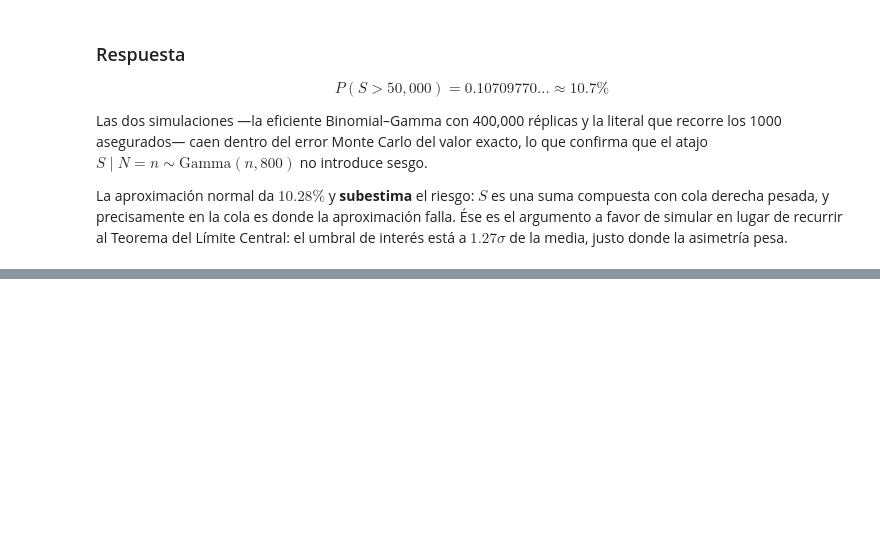
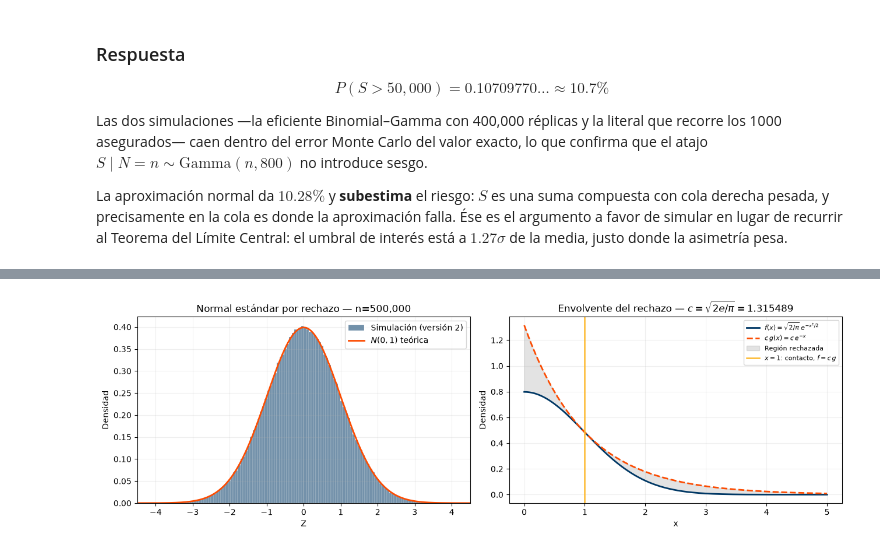
Before and after one commit to fabianpradod/mod-practica2, a Jupyter notebook: Practica_2_Generacion_de_Variables_Aleatorias_Continuas.ipynb, the cells around one changed output, grey strips where cells are left out. Cells and saved outputs as stored; diff of their text form; code cells hidden in the pictures; blank space fills up the shorter version.

Commit message:
feat: solve exercise 5 (normal by rejection)

```diff
--- a/Practica_2_Generacion_de_Variables_Aleatorias_Continuas.ipynb
+++ b/Practica_2_Generacion_de_Variables_Aleatorias_Continuas.ipynb
@@ -434,0 +551,34 @@ La aproximación normal da $10.28\%$ y **subestima** el riesgo: $S$ es una suma
+# %%
+fig, axes = plt.subplots(1, 2, figsize=(13, 4.2))
+
+ax = axes[0]
+ax.hist(Z5, bins=140, density=True, color=NAVY, alpha=.55, edgecolor="white", linewidth=.3,
+        label="Simulación (versión 2)")
+xs = np.linspace(-4.5, 4.5, 500)
+ax.plot(xs, stats.norm.pdf(xs), color=ORANGE, linewidth=2, label="$N(0,1)$ teórica")
+ax.set_xlim(-4.5, 4.5)
+ax.set_xlabel("Z")
+ax.set_ylabel("Densidad")
+ax.set_title(f"Normal estándar por rechazo — n={N5:,}")
+ax.legend()
+ax.grid(alpha=.2)
+
+# El cociente f/(c g) es la probabilidad de aceptación en cada punto propuesto.
+ax = axes[1]
+xs = np.linspace(0, 5, 500)
+ax.plot(xs, np.sqrt(2 / math.pi) * np.exp(-xs**2 / 2), color=NAVY, linewidth=2,
+        label=r"$f(x)=\sqrt{2/\pi}\,e^{-x^2/2}$")
+ax.plot(xs, C5 * np.exp(-xs), color=ORANGE, linewidth=2, linestyle="--",
+        label=r"$c\,g(x)=c\,e^{-x}$")
+ax.fill_between(xs, np.sqrt(2 / math.pi) * np.exp(-xs**2 / 2), C5 * np.exp(-xs),
+                color=GREY, alpha=.18, label="Región rechazada")
+ax.axvline(1.0, color=YELLOW, linewidth=1.8, label="$x=1$: contacto, $f=c\\,g$")
+ax.set_xlabel("x")
+ax.set_ylabel("Densidad")
+ax.set_title(f"Envolvente del rechazo — $c=\\sqrt{{2e/\\pi}}={C5:.6f}$")
+ax.legend(fontsize=8)
+ax.grid(alpha=.2)
+plt.tight_layout()
+plt.show()
+# %% [output]
+[figure, added]
```
Also changed, not shown: parts of 3 cells of this notebook.
